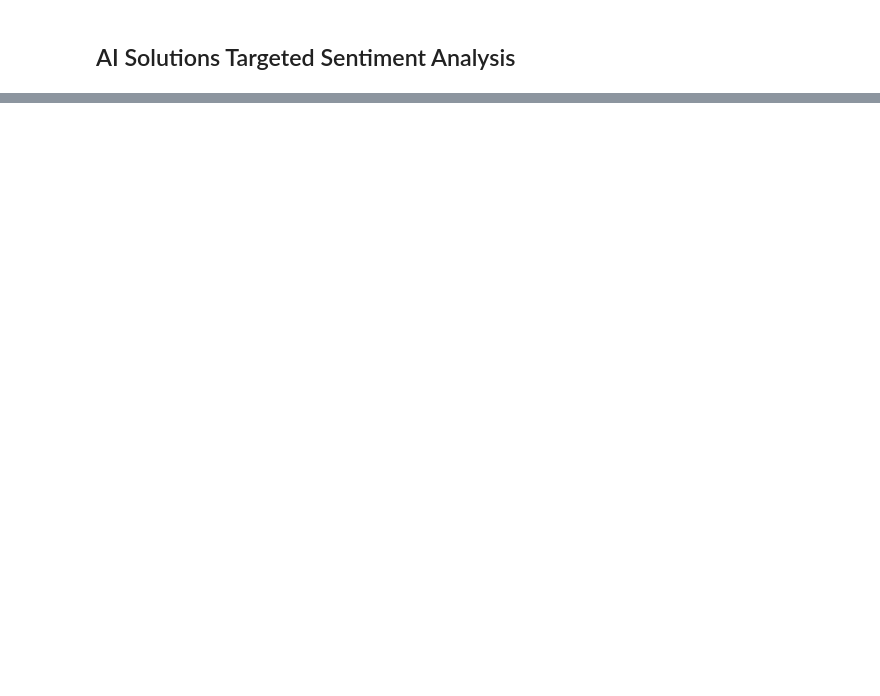
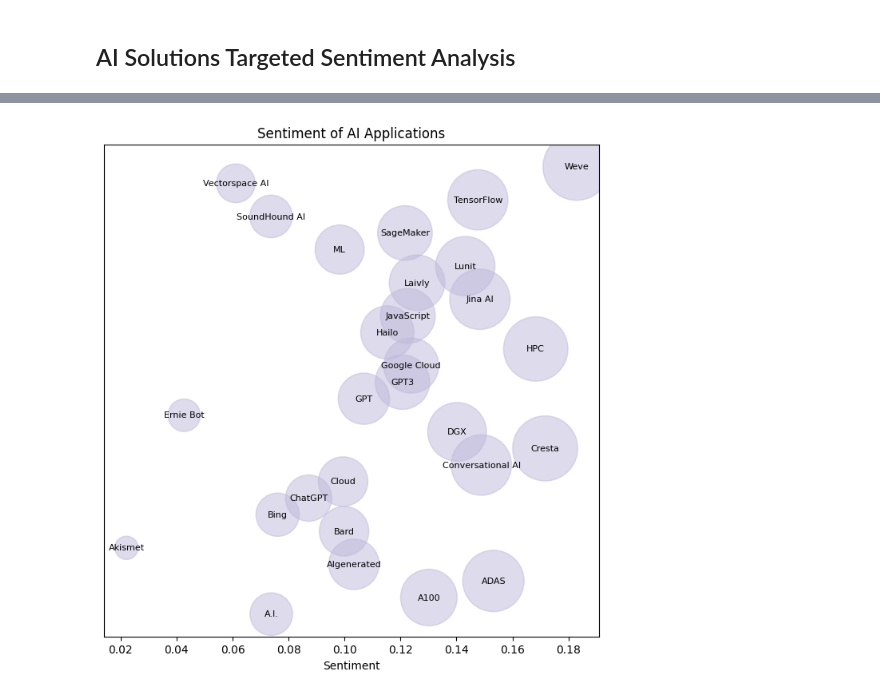
Before and after one commit to slvhuang/Final-Project-NLP, a Jupyter notebook: 6_entity_sentiment.ipynb, the cells around one changed output, grey strips where cells are left out. Drawn from its saved outputs; the diff is of its cells as text; code cells hidden in the pictures; blank space fills up the shorter version.

```diff
--- a/6_entity_sentiment.ipynb
+++ b/6_entity_sentiment.ipynb
@@ -259,2 +481,6 @@ Wall time: 1min 30s
 # %% [markdown]
 ## AI Solutions Targeted Sentiment Analysis
+# %%
+# filter rows where entities are in AI_entities
+AI_sentiment_df = ner_sentiment_df[ner_sentiment_df['Entities'].isin(AI_entities['Entities'])]
+AI_sentiment_df
@@ -260,0 +521,4 @@ Wall time: 1min 30s
+# %%
+# Rename 'Machine Learning' to 'ML' in AI_sentiment_df
+AI_sentiment_df['Entities'] = AI_sentiment_df['Entities'].replace('Machine Learning', 'ML')
+AI_sentiment_df
@@ -260,0 +539,4 @@ Wall time: 1min 30s
+# %%
+# group by id and entities to ignore the influence of multiple entities in one article
+AI_sentiment_df = AI_sentiment_df.groupby(['id', 'Entities']).agg({'Sentiment': 'mean', 'Subjectivity': 'mean'}).reset_index()
+AI_sentiment_df
@@ -260,0 +557,4 @@ Wall time: 1min 30s
+# %%
+# group by entities and take the average of sentiment and subjectivity
+AI_avg_sentiment = AI_sentiment_df.groupby(['Entities'])[['Sentiment', 'Subjectivity']].mean().reset_index()
+AI_avg_sentiment
@@ -260,0 +600,18 @@ Wall time: 1min 30s
+# %%
+# Make a bubble chart to show the sentiment of each company
+plt.figure(figsize=(8,8))
+plt.scatter(AI_avg_sentiment['Sentiment'], AI_avg_sentiment['Entities'], s=AI_avg_sentiment['Sentiment']*20000, alpha=0.5, c="#beb9db")
+plt.xlabel('Sentiment')
+plt.title('Sentiment of AI Applications')
+
+# annotate the company name
+for i, txt in enumerate(AI_avg_sentiment['Entities']):
+    plt.annotate(txt, (AI_avg_sentiment['Sentiment'][i], AI_avg_sentiment['Entities'][i]), fontsize=8,
+                 horizontalalignment='center', verticalalignment='center', color='black')
+
+# drop y axis label
+plt.yticks([])
+
+plt.show()
+# %% [output]
+[figure, added]
```
Also changed, not shown: parts of 17 cells of this notebook.
